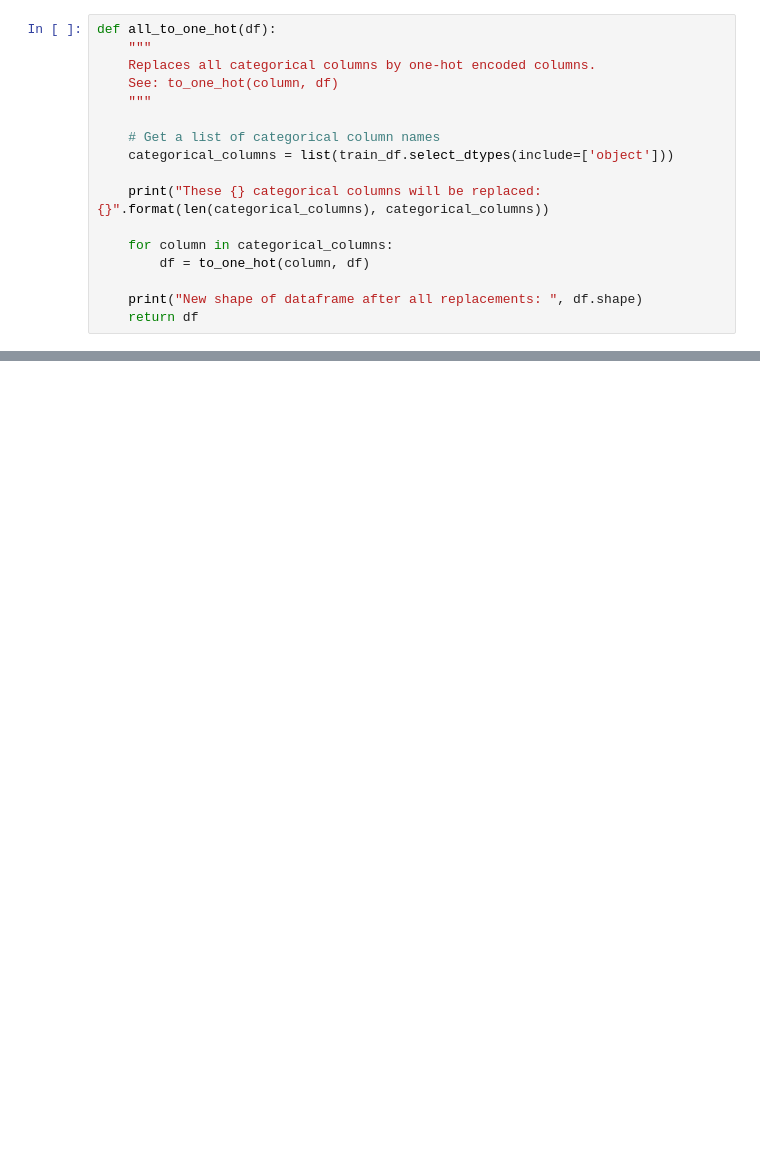
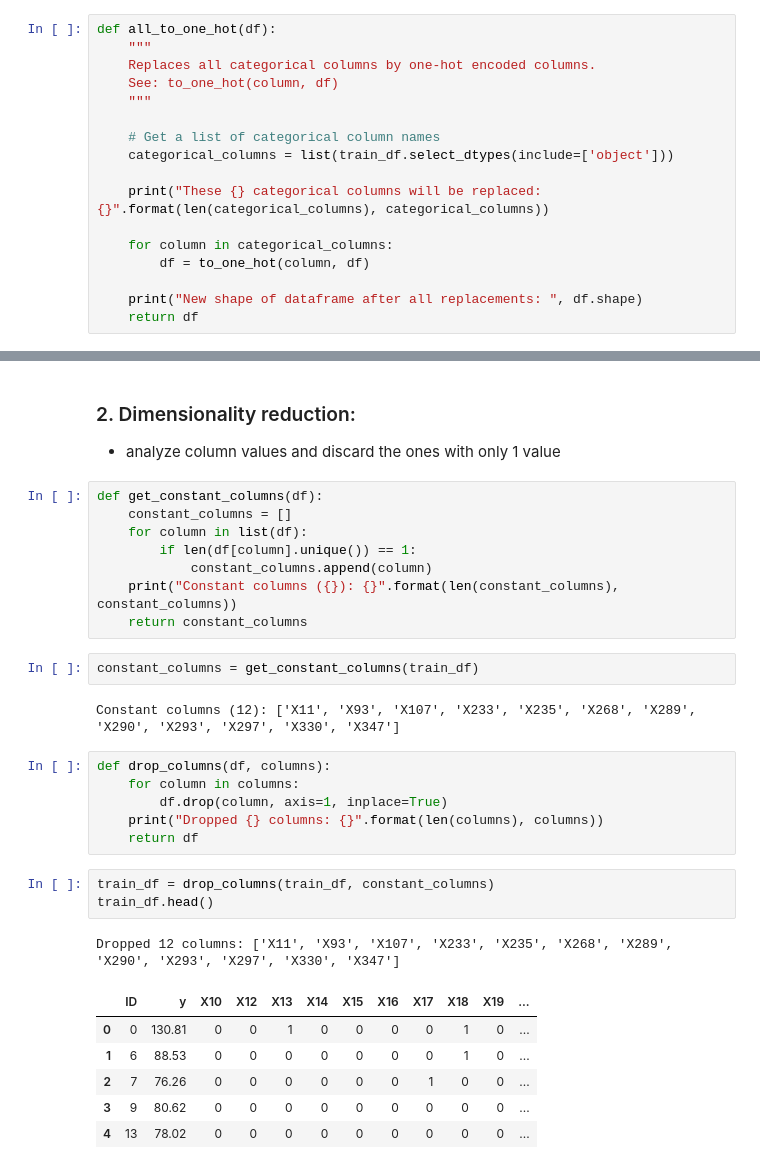
Before and after one commit to BartyzalRadek/mercedes-benz-kaggle, a Jupyter notebook: src/main.ipynb, the cells around one changed output, grey strips where cells are left out. Drawn from its saved outputs; the diff is of its cells as text; blank space fills up the shorter version.

```diff
--- a/src/main.ipynb
+++ b/src/main.ipynb
@@ -118,3 +116,36 @@ Replaced categorical column X8 with 25 new columns.
 | 2 | 7 | 76.26 | 0 | 0 | 0 | 0 | 0 | 0 | 0 | 1 | 0 | ... |
 | 3 | 9 | 80.62 | 0 | 0 | 0 | 0 | 0 | 0 | 0 | 0 | 0 | ... |
 | 4 | 13 | 78.02 | 0 | 0 | 0 | 0 | 0 | 0 | 0 | 0 | 0 | ... |
+# %% [markdown]
+### 2. Dimensionality reduction:
+
+ * analyze column values and discard the ones with only 1 value
+# %%
+def get_constant_columns(df):
+    constant_columns = []
+    for column in list(df):
+        if len(df[column].unique()) == 1:
+            constant_columns.append(column)
+    print("Constant columns ({}): {}".format(len(constant_columns), constant_columns))
+    return constant_columns
+# %%
+constant_columns = get_constant_columns(train_df)
+# %% [output]
+Constant columns (12): ['X11', 'X93', 'X107', 'X233', 'X235', 'X268', 'X289', 'X290', 'X293', 'X297', 'X330', 'X347']
+# %%
+def drop_columns(df, columns):
+    for column in columns:
+        df.drop(column, axis=1, inplace=True)
+    print("Dropped {} columns: {}".format(len(columns), columns))
+    return df
+# %%
+train_df = drop_columns(train_df, constant_columns)
+train_df.head()
+# %% [output]
+Dropped 12 columns: ['X11', 'X93', 'X107', 'X233', 'X235', 'X268', 'X289', 'X290', 'X293', 'X297', 'X330', 'X347']
+|  | ID | y | X10 | X12 | X13 | X14 | X15 | X16 | X17 | X18 | X19 | ... |
+| 0 | 0 | 130.81 | 0 | 0 | 1 | 0 | 0 | 0 | 0 | 1 | 0 | ... |
+| 1 | 6 | 88.53 | 0 | 0 | 0 | 0 | 0 | 0 | 0 | 1 | 0 | ... |
+| 2 | 7 | 76.26 | 0 | 0 | 0 | 0 | 0 | 0 | 1 | 0 | 0 | ... |
+| 3 | 9 | 80.62 | 0 | 0 | 0 | 0 | 0 | 0 | 0 | 0 | 0 | ... |
+| 4 | 13 | 78.02 | 0 | 0 | 0 | 0 | 0 | 0 | 0 | 0 | 0 | ... |
```
Also changed, not shown: parts of 3 cells of this notebook, 2 other files.
